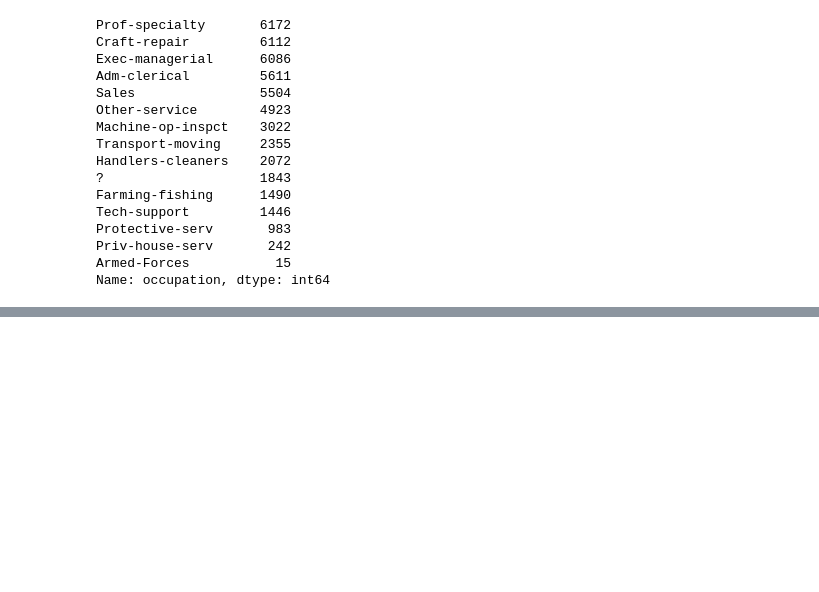
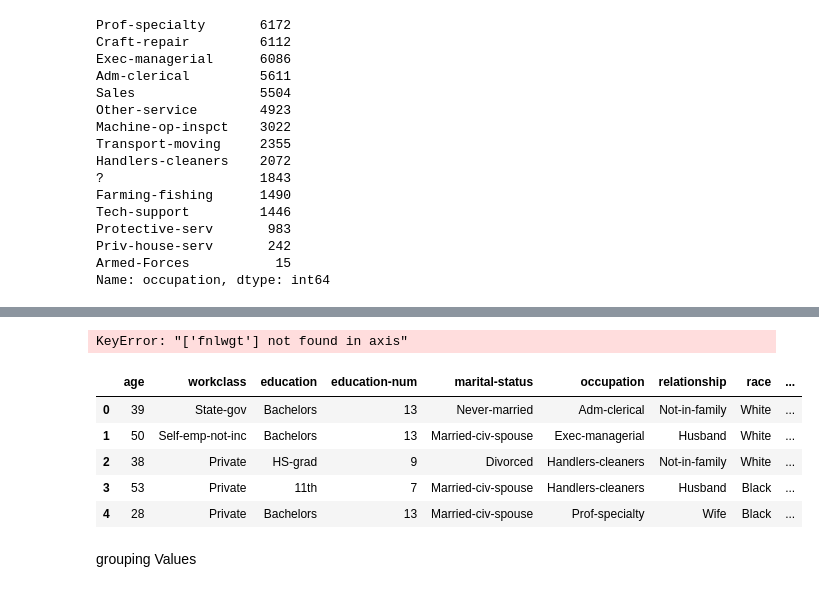
Before and after one commit to arfadhiq/Census-Income, a Jupyter notebook: Census_Income.ipynb, the cells around one changed output, grey strips where cells are left out. Drawn from its saved outputs; the diff is of its cells as text; code cells hidden in the pictures; blank space fills up the shorter version.

```diff
--- a/Census_Income.ipynb
+++ b/Census_Income.ipynb
@@ -275,0 +584,16 @@ Name: occupation, dtype: int64
+# %%
+#removing outliers of age
+def remove_outliers(data):
+    Q1_age = np.percentile(data['age'], 25)
+    Q3_age = np.percentile(data['age'], 75)
+    IQR_age = Q3_age - Q1_age
+    lower_bound_age = Q1_age - 1.5 * IQR_age
+    upper_bound_age = Q3_age + 1.5 * IQR_age
+    return data[(data['age'] >= lower_bound_age) & (data['age'] <= upper_bound_age)]
+
+# Remove outliers from 'age' column
+df_out1 = remove_outliers(df_new)
+
+# Check the shape of the dataframe before and after removing outliers
+print("Shape of original dataframe:", df_new.shape)
+print("Shape of dataframe after removing outliers from 'age' column:", df_out.shape)
@@ -275,0 +611,16 @@ Name: occupation, dtype: int64
+# %%
+#removing outliers of education num
+def remove_outliers(data):
+    Q1_age = np.percentile(data['education-num'], 25)
+    Q3_age = np.percentile(data['education-num'], 75)
+    IQR_age = Q3_age - Q1_age
+    lower_bound_age = Q1_age - 1.5 * IQR_age
+    upper_bound_age = Q3_age + 1.5 * IQR_age
+    return data[(data['education-num'] >= lower_bound_age) & (data['education-num'] <= upper_bound_age)]
+
+# Remove outliers from 'education-num' column
+df_out2 = remove_outliers(df_out1)
+
+# Check the shape of the dataframe before and after removing outliers
+print("Shape of original dataframe:", df_out1.shape)
+print("Shape of dataframe after removing outliers from 'education-num' column:", df_out2.shape)
@@ -275,0 +639,15 @@ Name: occupation, dtype: int64
+# %%
+#removing Final-wgt column
+df_out2=df_out2.drop(['fnlwgt'], axis = 1)
+df_out2.head()
+# %% [output]
+KeyError: "['fnlwgt'] not found in axis"
+# %%
+df_out2.head()
+# %% [output]
+|  | age | workclass | education | education-num | marital-status | occupation | relationship | race | ... |
+| 0 | 39 | State-gov | Bachelors | 13 | Never-married | Adm-clerical | Not-in-family | White | ... |
+| 1 | 50 | Self-emp-not-inc | Bachelors | 13 | Married-civ-spouse | Exec-managerial | Husband | White | ... |
+| 2 | 38 | Private | HS-grad | 9 | Divorced | Handlers-cleaners | Not-in-family | White | ... |
+| 3 | 53 | Private | 11th | 7 | Married-civ-spouse | Handlers-cleaners | Husband | Black | ... |
+| 4 | 28 | Private | Bachelors | 13 | Married-civ-spouse | Prof-specialty | Wife | Black | ... |
@@ -275,0 +656,2 @@ Name: occupation, dtype: int64
+# %% [markdown]
+grouping Values
```
Also changed, not shown: parts of 44 cells of this notebook.
